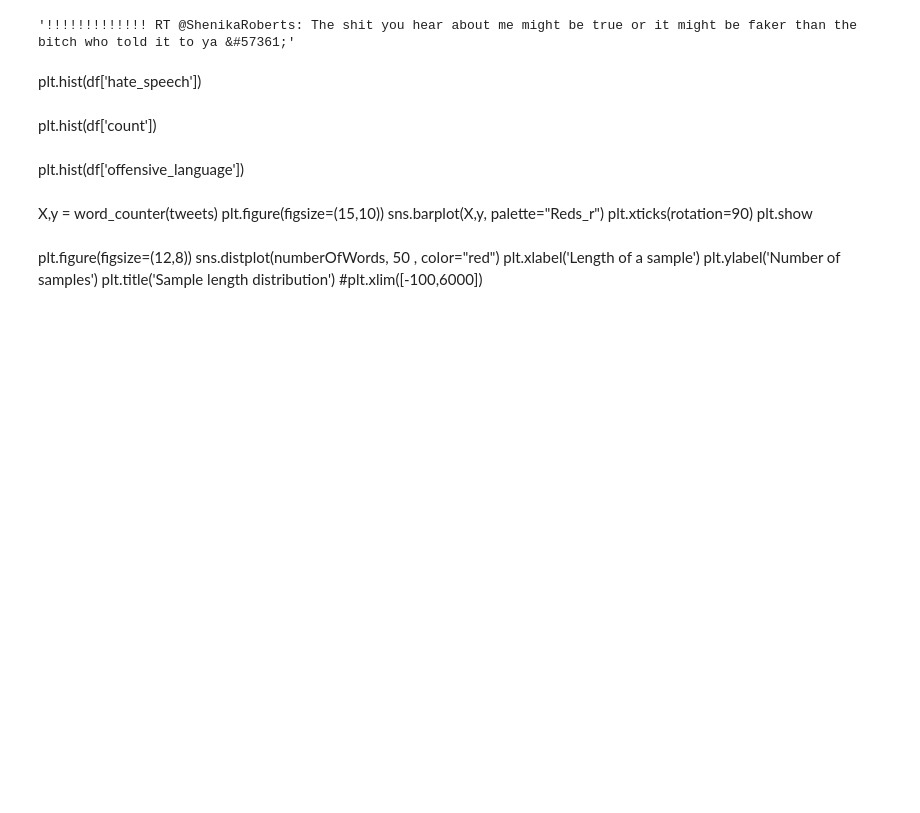
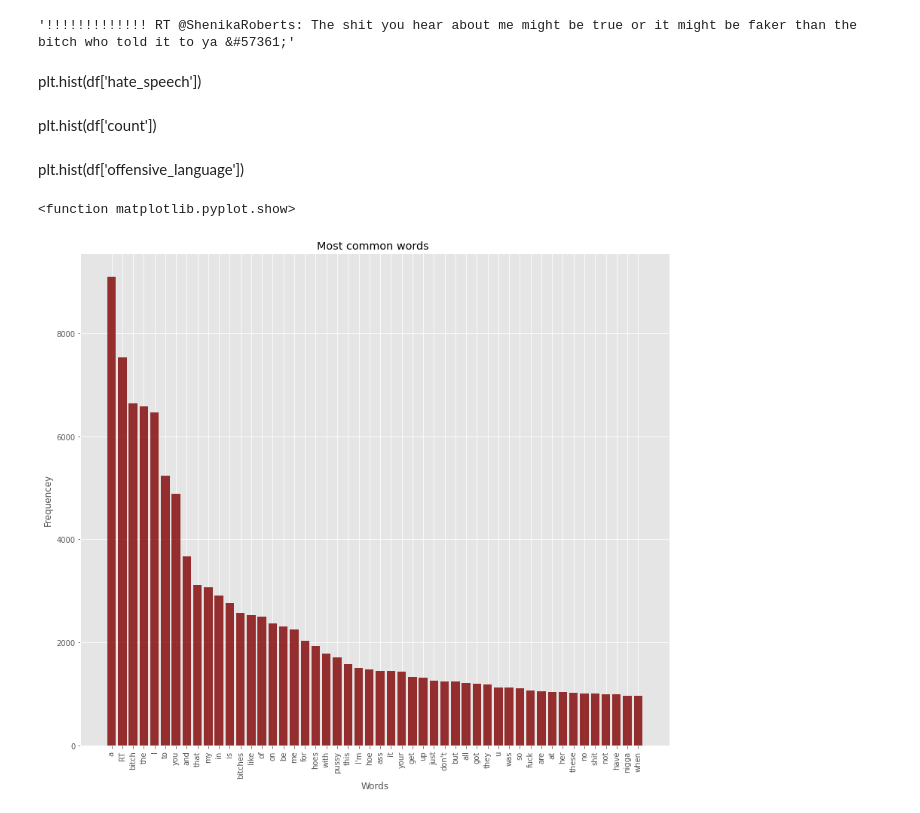
Before and after one commit to malinphy/hate_speech, a Jupyter notebook: hate_speech_malp.ipynb, the cells around one changed output. Drawn from its saved outputs; the diff is of its cells as text; code cells hidden in the pictures; blank space fills up the shorter version.

```diff
--- a/hate_speech_malp.ipynb
+++ b/hate_speech_malp.ipynb
@@ -57,22 +73,29 @@ def word_counter(x):
     words = words[0:50]
     words_number = words_number[0:50]
     return words,words_number
-# %% [markdown]
-X,y = word_counter(tweets)
-plt.figure(figsize=(15,10))
-sns.barplot(X,y, palette="Reds_r")
-plt.xticks(rotation=90)
-plt.show
+# %%
+X,y = word_counter(tweets)
+plt.style.use('ggplot')
+fig = plt.figure(figsize=(14,12))
+
+plt.bar(X,y,
+        color='maroon',
+        alpha = 0.8,
+        # width = 1
+        )
+
+plt.xticks(rotation=90)
+
+plt.title("Most common words ")
+plt.xlabel("Words")
+plt.ylabel('Frequencey')
+plt.show
+# %% [output]
+<function matplotlib.pyplot.show>
+[figure, added]
 # %%
 numberOfWords = []
 
 for i in range(len(tweets)):
     x = len(tweets_mali[i].split())
     numberOfWords.append(x)
-# %% [markdown]
-plt.figure(figsize=(12,8))
-sns.distplot(numberOfWords, 50  , color="red")
-plt.xlabel('Length of a sample')
-plt.ylabel('Number of samples')
-plt.title('Sample length distribution')
-#plt.xlim([-100,6000])
```
Also changed, not shown: parts of 29 cells of this notebook.
